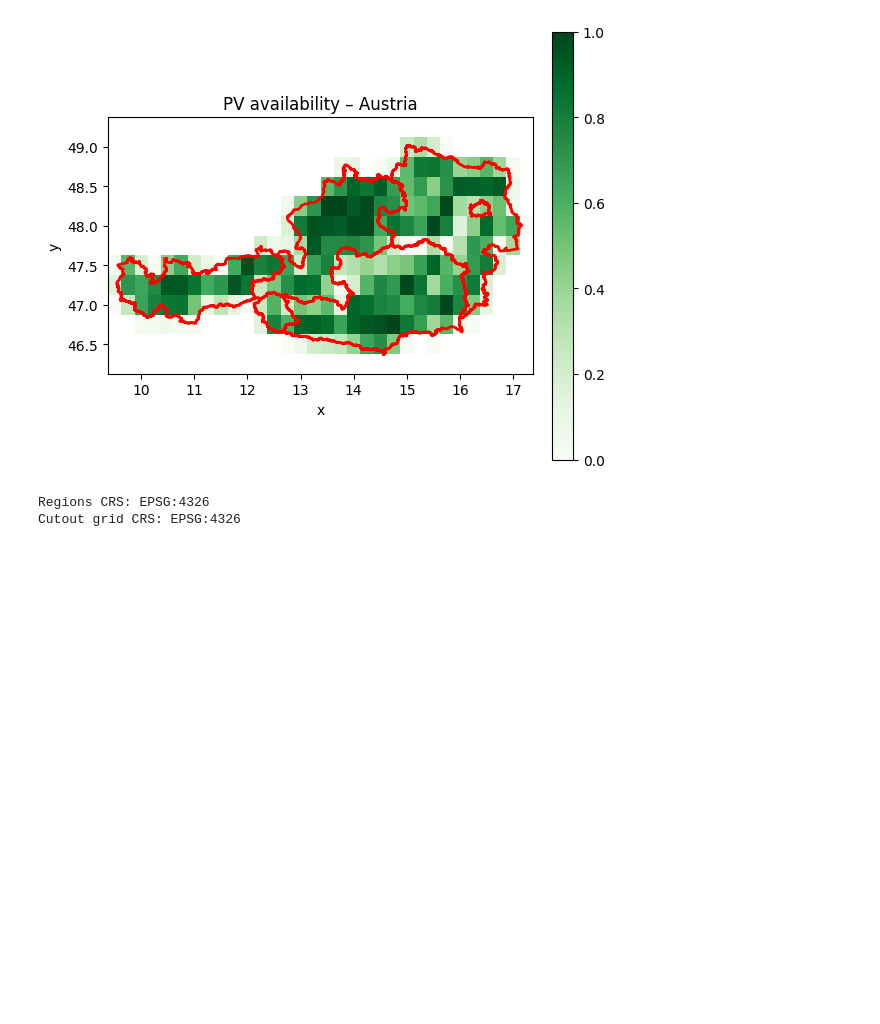
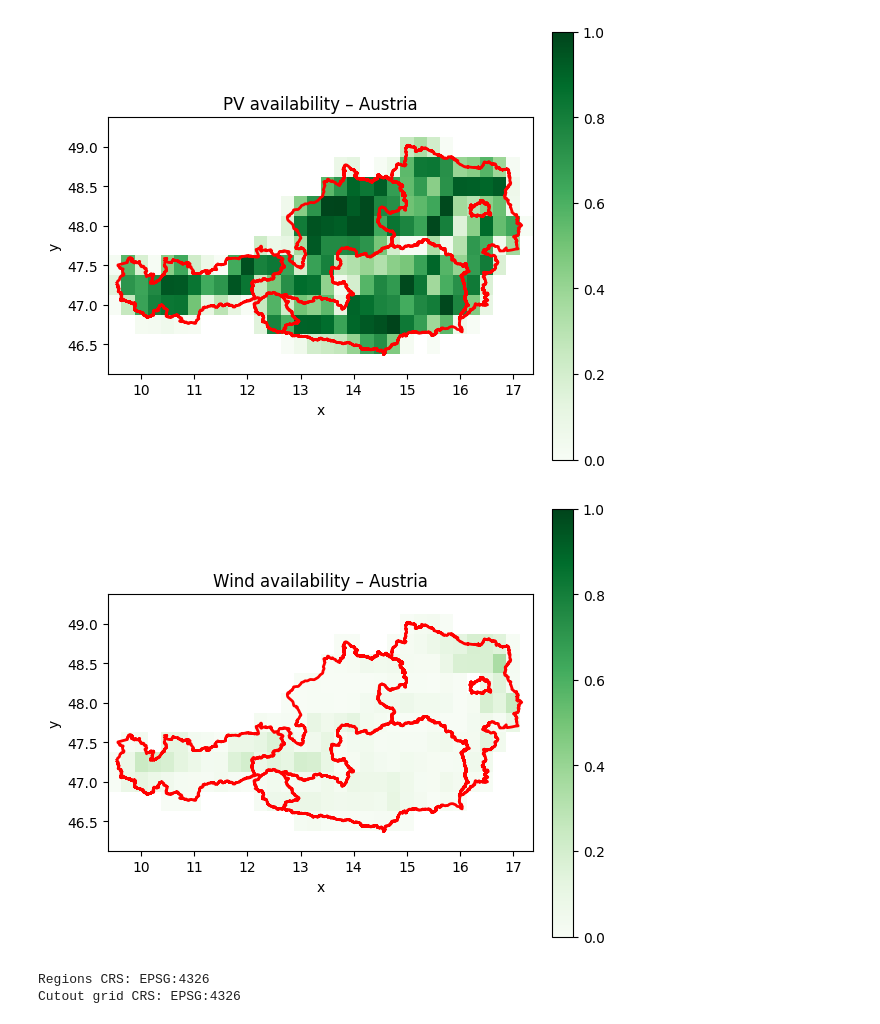
Before and after one commit to x88ghw84pz-glitch/DSESM, a Jupyter notebook: data/processed_capacity_factors/cutout_local.ipynb, the cells around one changed output. Saved outputs shown, nothing was run; the diff lists cells and outputs as text; code cells hidden in the pictures; blank space fills up the shorter version.

```diff
--- a/data/processed_capacity_factors/cutout_local.ipynb
+++ b/data/processed_capacity_factors/cutout_local.ipynb
@@ -136,3 +136,4 @@ regions["region_5"] = regions["NAME_1"].map(new_regions)
 regions_5 = regions.dissolve(by="region_5")
 # %%
 A_pv = cutout.availabilitymatrix(regions_5.geometry,excluder_solar)
+A_w = cutout.availabilitymatrix(regions_5.geometry,excluder)
@@ -175,6 +164,31 @@ ax.set_title("PV availability – Austria")
 plt.show()
 # %% [output]
 [figure]
+# %%
+A_country = A_w.max(dim="region_5").where(A_w.max(dim="region_5") > 0)
+
+fig, ax = plt.subplots(figsize=(6, 6))
+
+plot = A_country.plot(ax=ax,cmap="Greens",vmin=0,vmax=1,add_colorbar=False)
+
+cbar = fig.colorbar(
+    plot,
+    ax=ax,
+    fraction=0.046,
+    pad=0.04
+)
+
+# Landesgrenze
+regions_5.geometry.boundary.plot(
+    ax=ax,
+    color="red",
+    linewidth=2
+)
+
+ax.set_title("Wind availability – Austria")
+plt.show()
+# %% [output]
+[figure, added]
 # %%
 print("Regions CRS:", regions.crs)
 print("Cutout grid CRS:", cutout.grid.crs)
```
Also changed, not shown: parts of 4 cells of this notebook, 3 other files.
